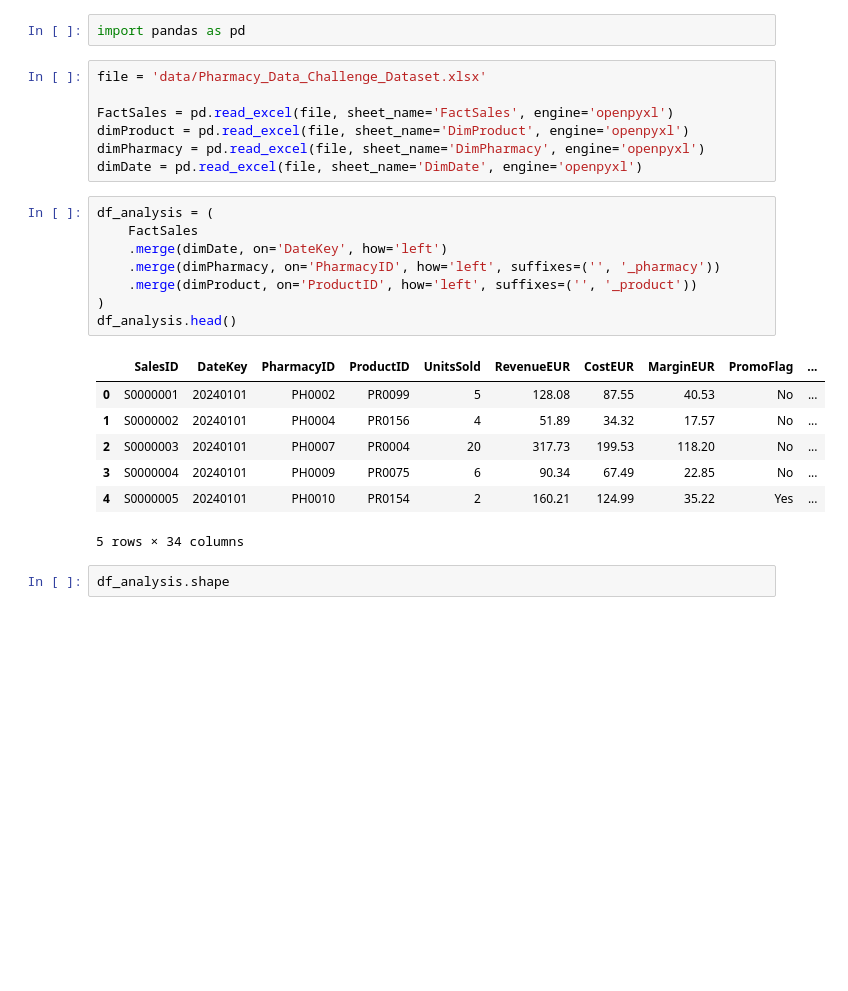
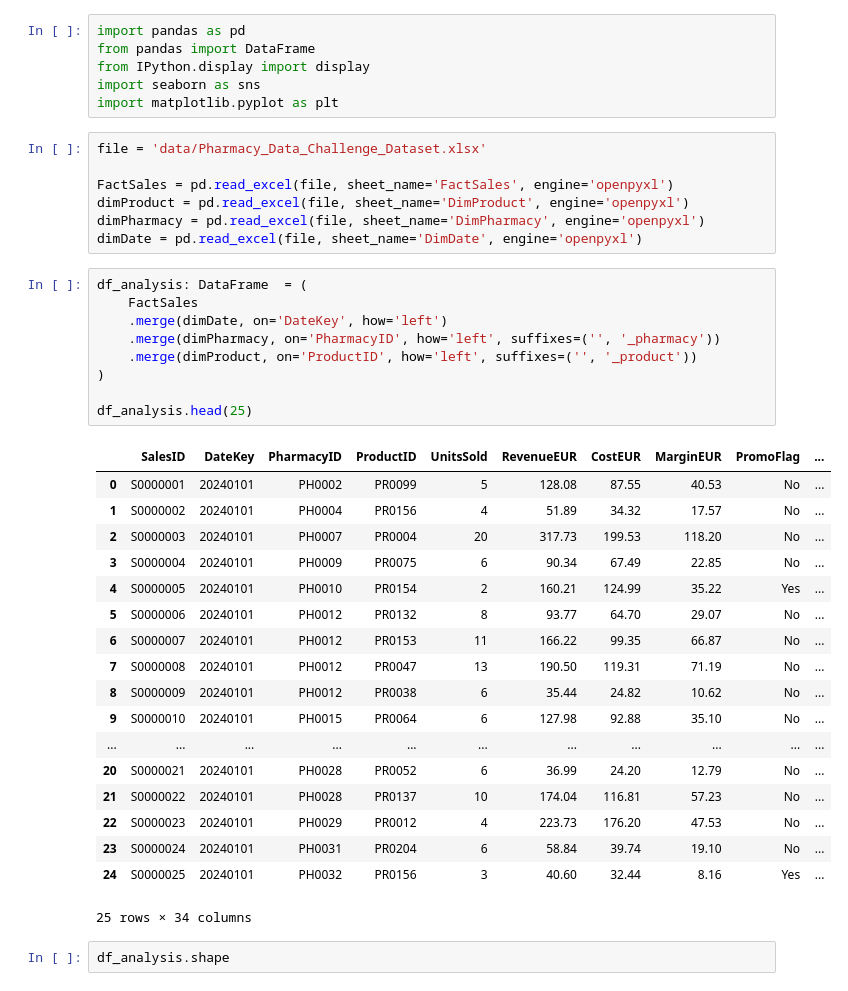
Before and after one commit to VyacheslavTurubanov/finalProject, a Jupyter notebook: final_assigment.ipynb, the cells around one changed output. Drawn from its saved outputs; the diff is of its cells as text; blank space fills up the shorter version.

```diff
--- a/final_assigment.ipynb
+++ b/final_assigment.ipynb
@@ -1,5 +1,9 @@
 # %%
 import pandas as pd
+from pandas import DataFrame
+from IPython.display import display
+import seaborn as sns
+import matplotlib.pyplot as plt
 # %%
 file = 'data/Pharmacy_Data_Challenge_Dataset.xlsx'
 
@@ -8,21 +12,33 @@ dimProduct = pd.read_excel(file, sheet_name='DimProduct', engine='openpyxl')
 dimPharmacy = pd.read_excel(file, sheet_name='DimPharmacy', engine='openpyxl')
 dimDate = pd.read_excel(file, sheet_name='DimDate', engine='openpyxl')
 # %%
-df_analysis = (
+df_analysis: DataFrame  = (
     FactSales
     .merge(dimDate, on='DateKey', how='left')
     .merge(dimPharmacy, on='PharmacyID', how='left', suffixes=('', '_pharmacy'))
     .merge(dimProduct, on='ProductID', how='left', suffixes=('', '_product'))
 )
-df_analysis.head()
+
+df_analysis.head(25)
 # %% [output]
 |  | SalesID | DateKey | PharmacyID | ProductID | UnitsSold | RevenueEUR | CostEUR | MarginEUR | PromoFlag | ... |
 | 0 | S0000001 | 20240101 | PH0002 | PR0099 | 5 | 128.08 | 87.55 | 40.53 | No | ... |
 | 1 | S0000002 | 20240101 | PH0004 | PR0156 | 4 | 51.89 | 34.32 | 17.57 | No | ... |
 | 2 | S0000003 | 20240101 | PH0007 | PR0004 | 20 | 317.73 | 199.53 | 118.20 | No | ... |
 | 3 | S0000004 | 20240101 | PH0009 | PR0075 | 6 | 90.34 | 67.49 | 22.85 | No | ... |
 | 4 | S0000005 | 20240101 | PH0010 | PR0154 | 2 | 160.21 | 124.99 | 35.22 | Yes | ... |
+| 5 | S0000006 | 20240101 | PH0012 | PR0132 | 8 | 93.77 | 64.70 | 29.07 | No | ... |
+| 6 | S0000007 | 20240101 | PH0012 | PR0153 | 11 | 166.22 | 99.35 | 66.87 | No | ... |
+| 7 | S0000008 | 20240101 | PH0012 | PR0047 | 13 | 190.50 | 119.31 | 71.19 | No | ... |
+| 8 | S0000009 | 20240101 | PH0012 | PR0038 | 6 | 35.44 | 24.82 | 10.62 | No | ... |
+| 9 | S0000010 | 20240101 | PH0015 | PR0064 | 6 | 127.98 | 92.88 | 35.10 | No | ... |
+| ... | ... | ... | ... | ... | ... | ... | ... | ... | ... | ... |
+| 20 | S0000021 | 20240101 | PH0028 | PR0052 | 6 | 36.99 | 24.20 | 12.79 | No | ... |
+| 21 | S0000022 | 20240101 | PH0028 | PR0137 | 10 | 174.04 | 116.81 | 57.23 | No | ... |
+| 22 | S0000023 | 20240101 | PH0029 | PR0012 | 4 | 223.73 | 176.20 | 47.53 | No | ... |
+| 23 | S0000024 | 20240101 | PH0031 | PR0204 | 6 | 58.84 | 39.74 | 19.10 | No | ... |
+| 24 | S0000025 | 20240101 | PH0032 | PR0156 | 3 | 40.60 | 32.44 | 8.16 | Yes | ... |
-5 rows × 34 columns
+25 rows × 34 columns
 # %%
 df_analysis.shape
 # %% [output]
```
Also changed, not shown: parts of 30 cells of this notebook.
